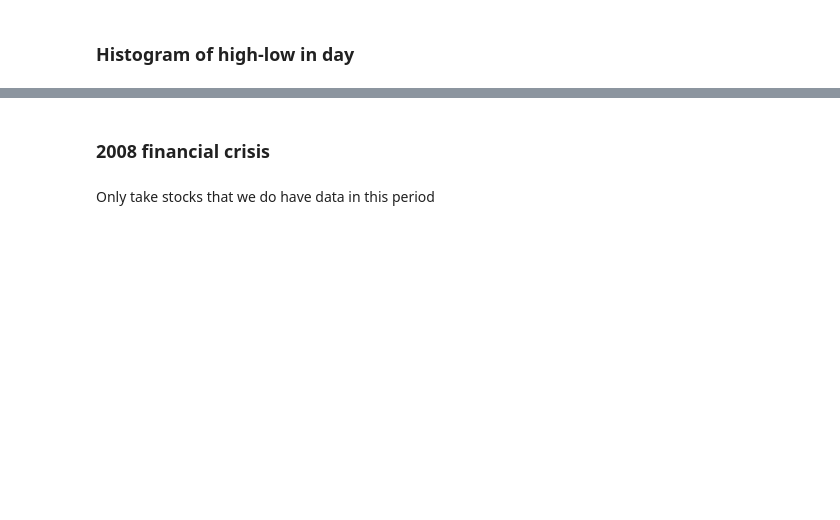
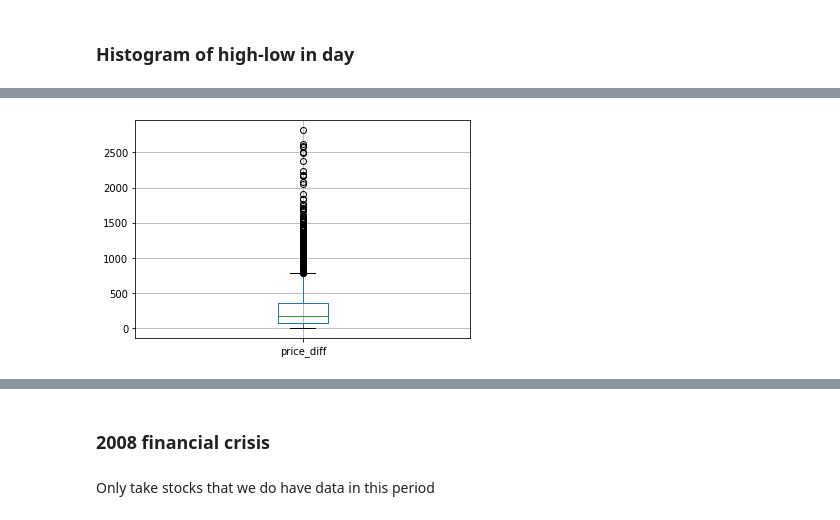
Before and after one commit to perceptiveperceval/big-data, a Jupyter notebook: Visualize.ipynb, the cells around one changed output, grey strips where cells are left out. Drawn from its saved outputs; the diff is of its cells as text; code cells hidden in the pictures; blank space fills up the shorter version.

```diff
--- a/Visualize.ipynb
+++ b/Visualize.ipynb
@@ -205 +68,6 @@ MBS trend
+# %%
+df.boxplot('price_diff')
+plt.savefig(f'price_diff_boxplot_{TICKER}.png')
+# %% [output]
+[figure, added]
 # %%
```
Also changed, not shown: parts of 55 cells of this notebook.
